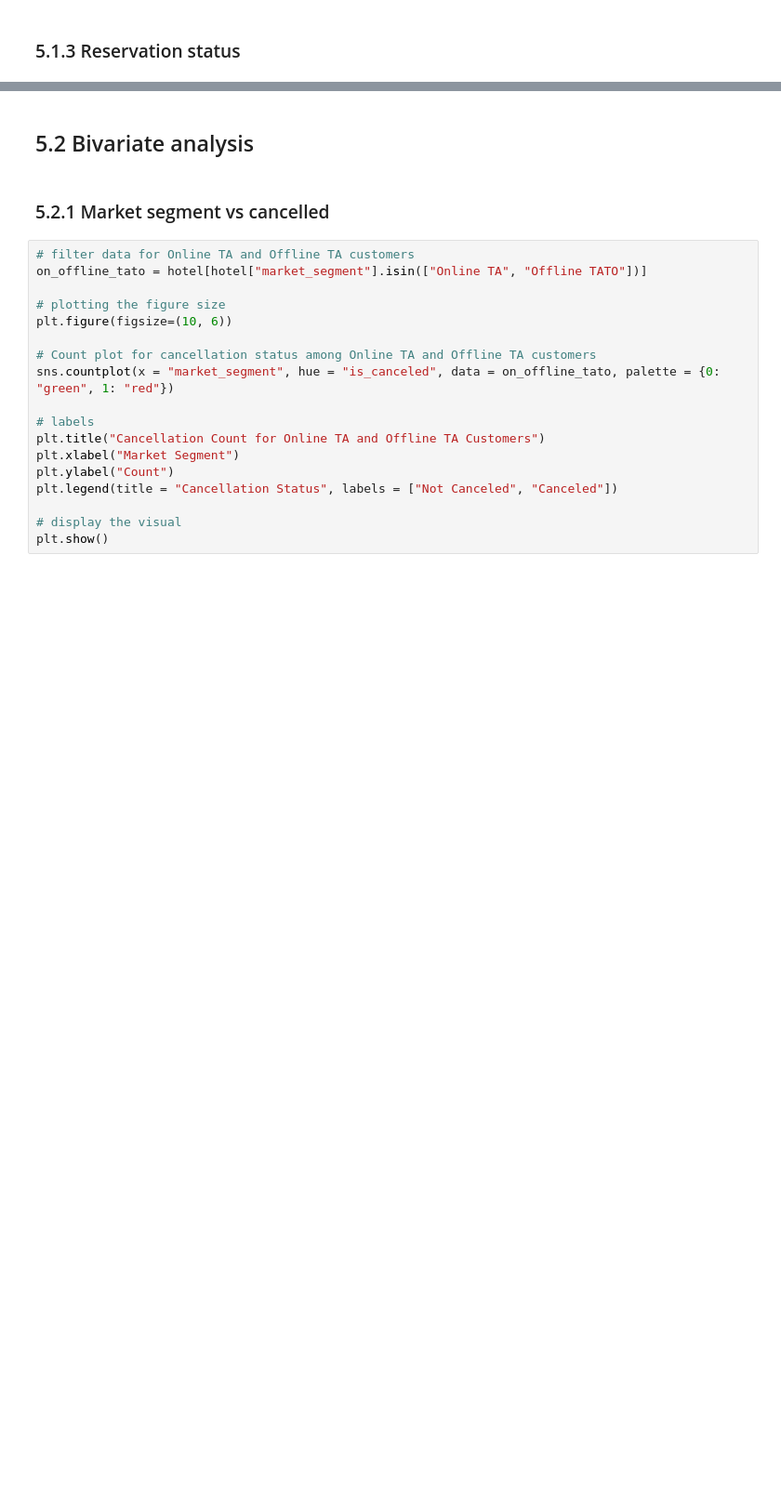
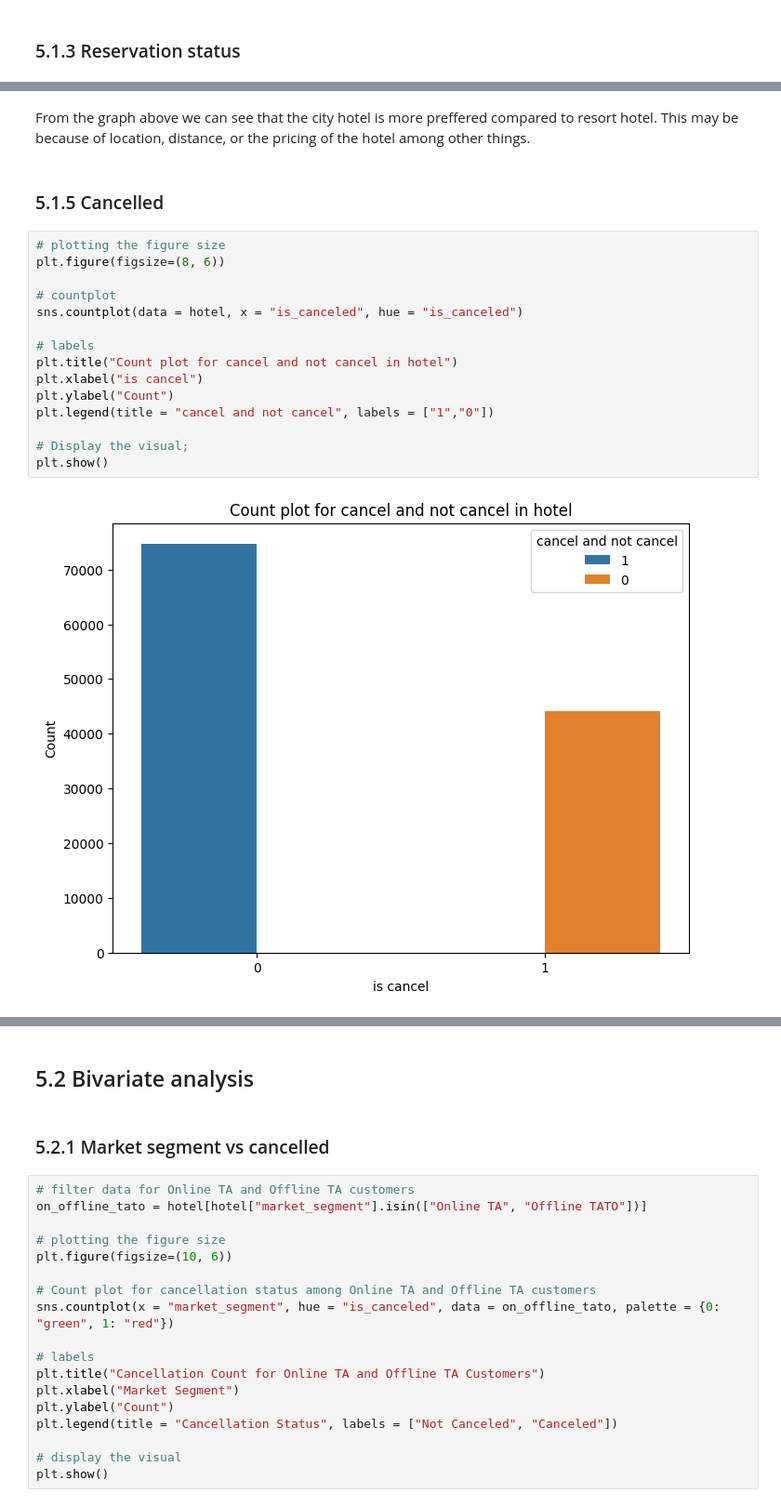
Before and after one commit to MuchiriKinyua/Hotel-booking-and-cancellation-system, a Jupyter notebook: Student.ipynb, the cells around one changed output, grey strips where cells are left out. Shown: that part at 93% size. Cells and saved outputs as stored; diff of their text form; blank space fills up the shorter version.

```diff
--- a/Student.ipynb
+++ b/Student.ipynb
@@ -586,0 +610,21 @@ plt.show()
+# %% [markdown]
+From the graph above we can see that the city hotel is more preffered compared to resort hotel. This may be because of location, distance, or the pricing of the hotel among other things.
+# %% [markdown]
+### 5.1.5 Cancelled
+# %%
+# plotting the figure size
+plt.figure(figsize=(8, 6))
+
+# countplot
+sns.countplot(data = hotel, x = "is_canceled", hue = "is_canceled")
+
+# labels
+plt.title("Count plot for cancel and not cancel in hotel")
+plt.xlabel("is cancel")
+plt.ylabel("Count")
+plt.legend(title = "cancel and not cancel", labels = ["1","0"])
+
+# Display the visual;
+plt.show()
+# %% [output]
+[figure, added]
```
Also changed, not shown: parts of 15 cells of this notebook.
